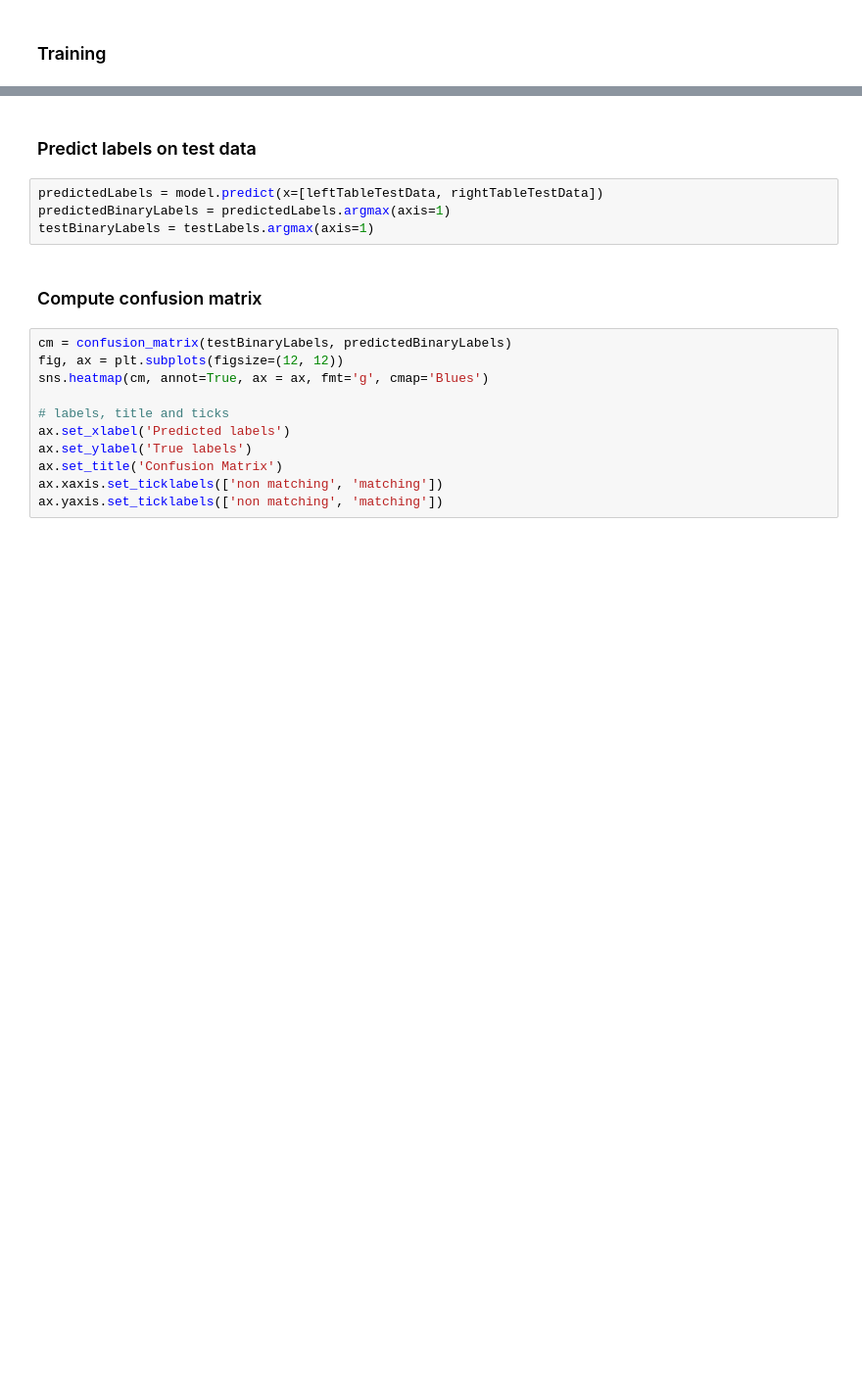
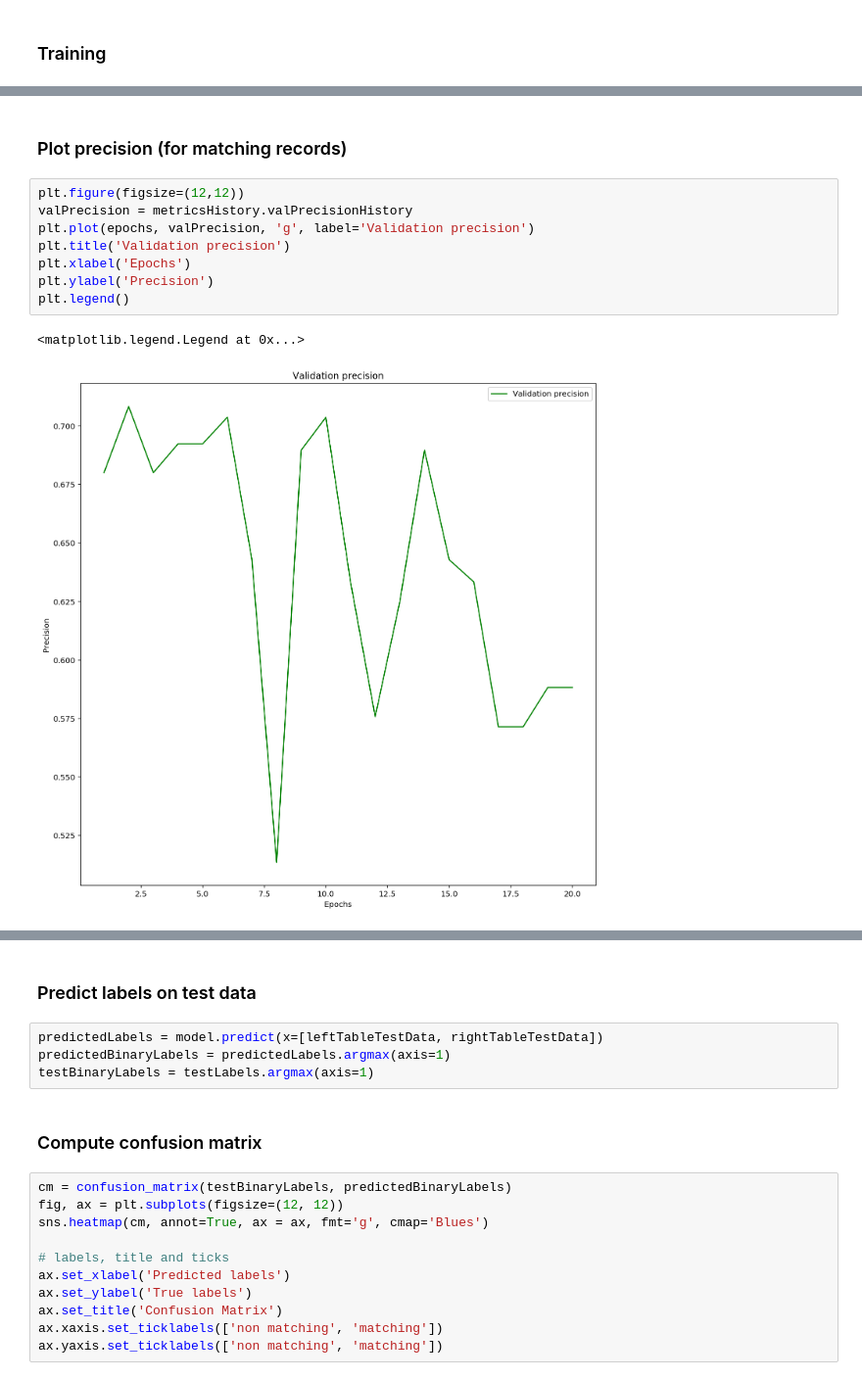
Before and after one commit to a-wars/AGIW_DeepER, a Jupyter notebook: notebooks/fodors-zagats.ipynb, the cells around one changed output, grey strips where cells are left out. Shown: that part at 98% size. Cells and saved outputs as stored; diff of their text form; blank space fills up the shorter version.

Commit message:
print precision, recall and fscore on validation set during training

```diff
--- a/notebooks/fodors-zagats.ipynb
+++ b/notebooks/fodors-zagats.ipynb
@@ -191,0 +197,13 @@ plt.legend()
+# %% [markdown]
+### Plot precision (for matching records)
+# %%
+plt.figure(figsize=(12,12))
+valPrecision = metricsHistory.valPrecisionHistory
+plt.plot(epochs, valPrecision, 'g', label='Validation precision')
+plt.title('Validation precision')
+plt.xlabel('Epochs')
+plt.ylabel('Precision')
+plt.legend()
+# %% [output]
+<matplotlib.legend.Legend at 0x...>
+[figure, added]
```
Also changed, not shown: parts of 14 cells of this notebook.
